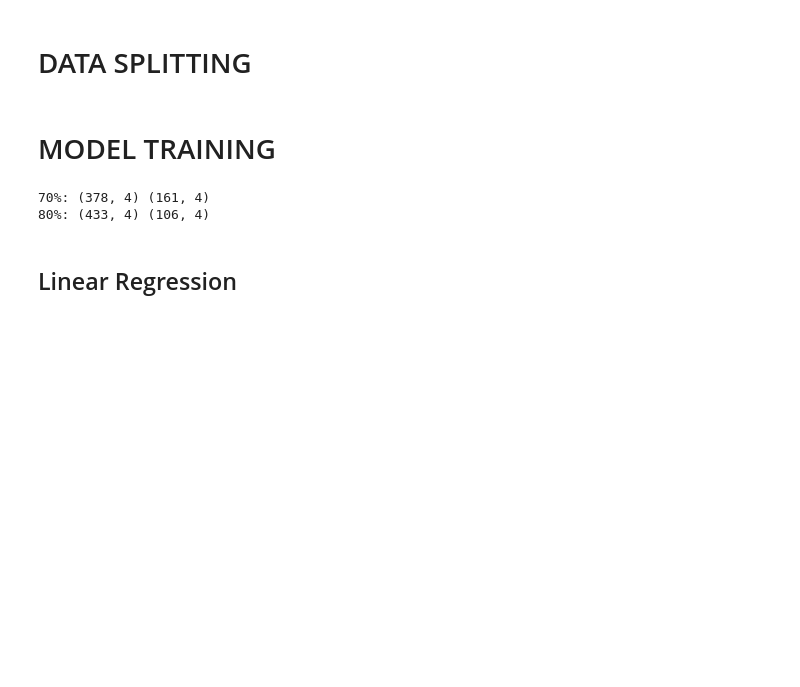
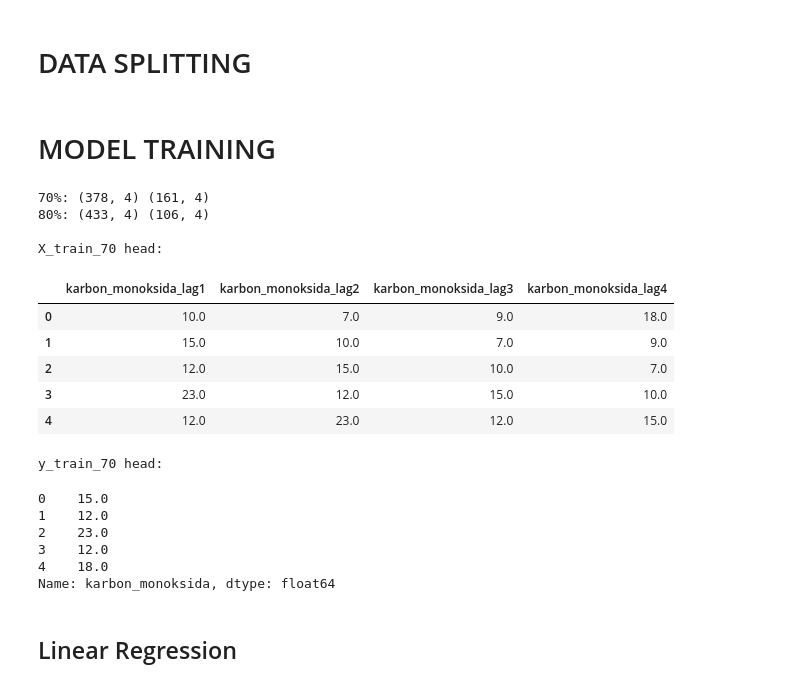
Before and after one commit to Ariwjy/Tugas-Machine-Learning, a Jupyter notebook: Regresi A5.ipynb, the cells around one changed output. Saved outputs shown, nothing was run; the diff lists cells and outputs as text; code cells hidden in the pictures; blank space fills up the shorter version.

Commit message:
Added Sliding Window Table

```diff
--- a/Regresi A5.ipynb
+++ b/Regresi A5.ipynb
@@ -55,45 +55,81 @@ data_spliting(0.8) #80%
 # %% [markdown]
 # MODEL TRAINING
 # %%
-def create_dataset(series, time_step=4):
+import pandas as pd
+import numpy as np
+
+def create_dataset(series, time_step=4, feature_name="karbon_monoksida", recent_first=True):
+    """
+    series: array/list 1D atau 2D
+    recent_first=True  -> kolom: [lag1=t-1, lag2=t-2, ...]
+    recent_first=False -> kolom: [t-4, t-3, t-2, t-1] (seperti punyamu sekarang)
+    """
+    s = np.asarray(series).ravel()
     X, y = [], []
-    for i in range(len(series) - time_step):
-        X.append(series[i:i+time_step, 0])
-        y.append(series[i+time_step, 0])
-    return np.array(X), np.array(y)
+    for i in range(len(s) - time_step):
+        window = s[i:i+time_step]               # [t-4, t-3, t-2, t-1] Testing
+        if recent_first:
+            window = window[::-1]               # balik: [t-1, t-2, t-3, t-4]
+        X.append(window)
+        y.append(s[i+time_step])                # target t
+
+    X = np.array(X)
+    y = np.array(y)
+    cols = [f"{feature_name}_lag{j}" for j in range(1, time_step+1)]
+    return pd.DataFrame(X, columns=cols), pd.Series(y, name=feature_name)
 
 time_step = 4
 
 # ============ Skenario 70% ============
 train_df_70 = pd.read_csv("csv/data_train_0.7.csv")
 test_df_70  = pd.read_csv("csv/data_test_0.7.csv")
 
-y_train_70 = train_df_70["karbon_monoksida"].values.reshape(-1, 1)
-y_test_70  = test_df_70["karbon_monoksida"].values.reshape(-1, 1)
+y_train_raw_70 = train_df_70["karbon_monoksida"].values
+y_test_raw_70  = test_df_70["karbon_monoksida"].values
 
-X_train_70, y_train_70 = create_dataset(y_train_70, time_step)
-X_test_70,  y_test_70  = create_dataset(y_test_70, time_step)
+X_train_70, y_train_70 = create_dataset(y_train_raw_70, time_step, "karbon_monoksida")
+X_test_70,  y_test_70  = create_dataset(y_test_raw_70,  time_step, "karbon_monoksida")
 
 # ============ Skenario 80% ============
 train_df_80 = pd.read_csv("csv/data_train_0.8.csv")
 test_df_80  = pd.read_csv("csv/data_test_0.8.csv")
 
-y_train_80 = train_df_80["karbon_monoksida"].values.reshape(-1, 1)
-y_test_80  = test_df_80["karbon_monoksida"].values.reshape(-1, 1)
+y_train_raw_80 = train_df_80["karbon_monoksida"].values
+y_test_raw_80  = test_df_80["karbon_monoksida"].values
 
-X_train_80, y_train_80 = create_dataset(y_train_80, time_step)
-X_test_80,  y_test_80  = create_dataset(y_test_80, time_step)
+X_train_80, y_train_80 = create_dataset(y_train_raw_80, time_step, "karbon_monoksida")
+X_test_80,  y_test_80  = create_dataset(y_test_raw_80,  time_step, "karbon_monoksida")
 
 print("70%:", X_train_70.shape, X_test_70.shape)
 print("80%:", X_train_80.shape, X_test_80.shape)
 
-trained_models_70 = {}
-trained_models_80 = {}
-rows_70 = []
-rows_80 = []
+# Contoh preview
+print("\nX_train_70 head:")
+display(X_train_70.head())
+print("\ny_train_70 head:")
+display(y_train_70.head())
+
+# tempat nyimpen model/rekap
+trained_models_70, trained_models_80 = {}, {}
+rows_70, rows_80 = [], []
 # %% [output]
 70%: (378, 4) (161, 4)
 80%: (433, 4) (106, 4)
+
+X_train_70 head:
+|  | karbon_monoksida_lag1 | karbon_monoksida_lag2 | karbon_monoksida_lag3 | karbon_monoksida_lag4 |
+| 0 | 10.0 | 7.0 | 9.0 | 18.0 |
+| 1 | 15.0 | 10.0 | 7.0 | 9.0 |
+| 2 | 12.0 | 15.0 | 10.0 | 7.0 |
+| 3 | 23.0 | 12.0 | 15.0 | 10.0 |
+| 4 | 12.0 | 23.0 | 12.0 | 15.0 |
+y_train_70 head:
+0    15.0
+1    12.0
+2    23.0
+3    12.0
+4    18.0
+Name: karbon_monoksida, dtype: float64
 # %% [markdown]
 ## Linear Regression
 # %% [markdown]
```
Also changed, not shown: parts of 4 cells of this notebook.
